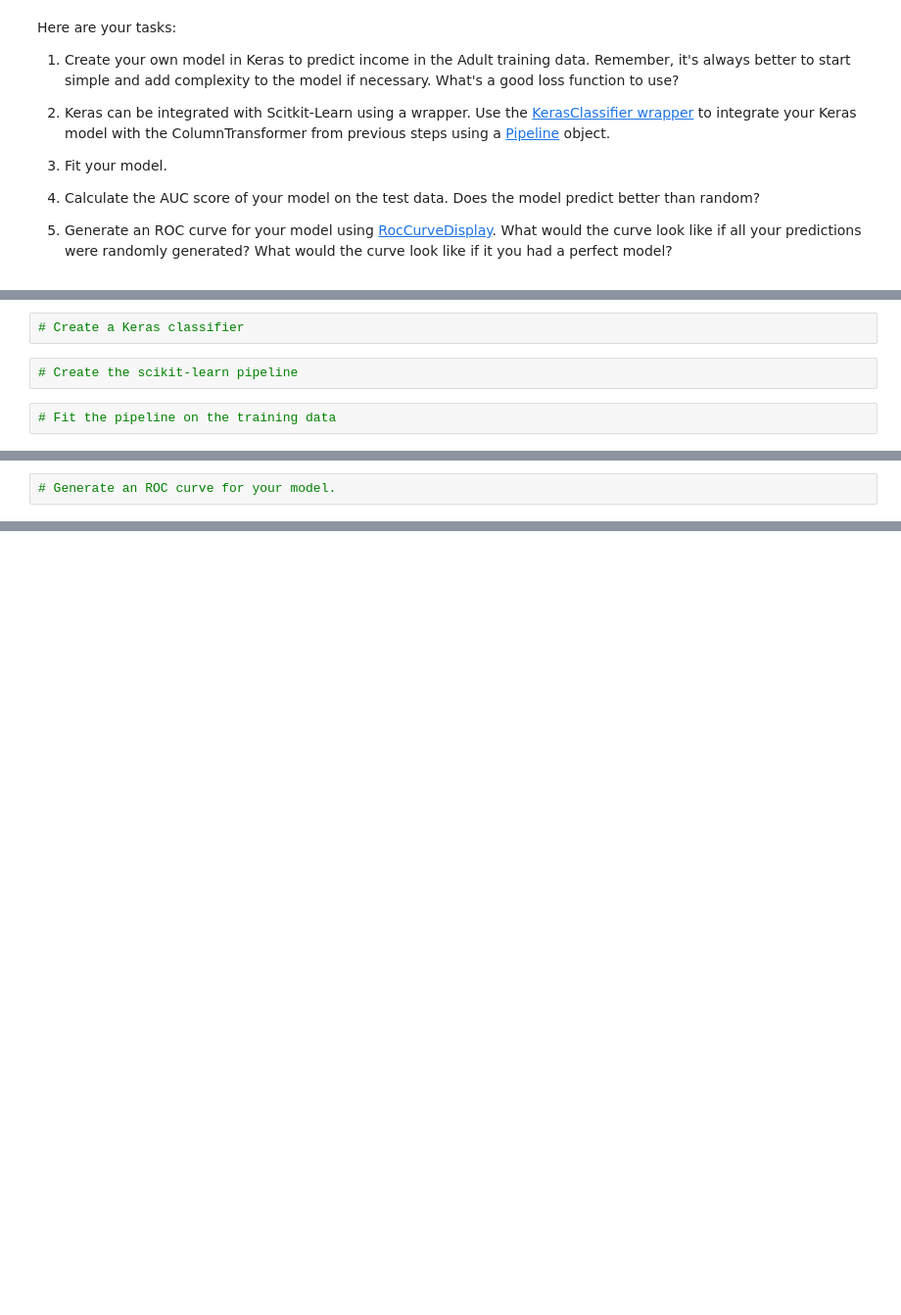
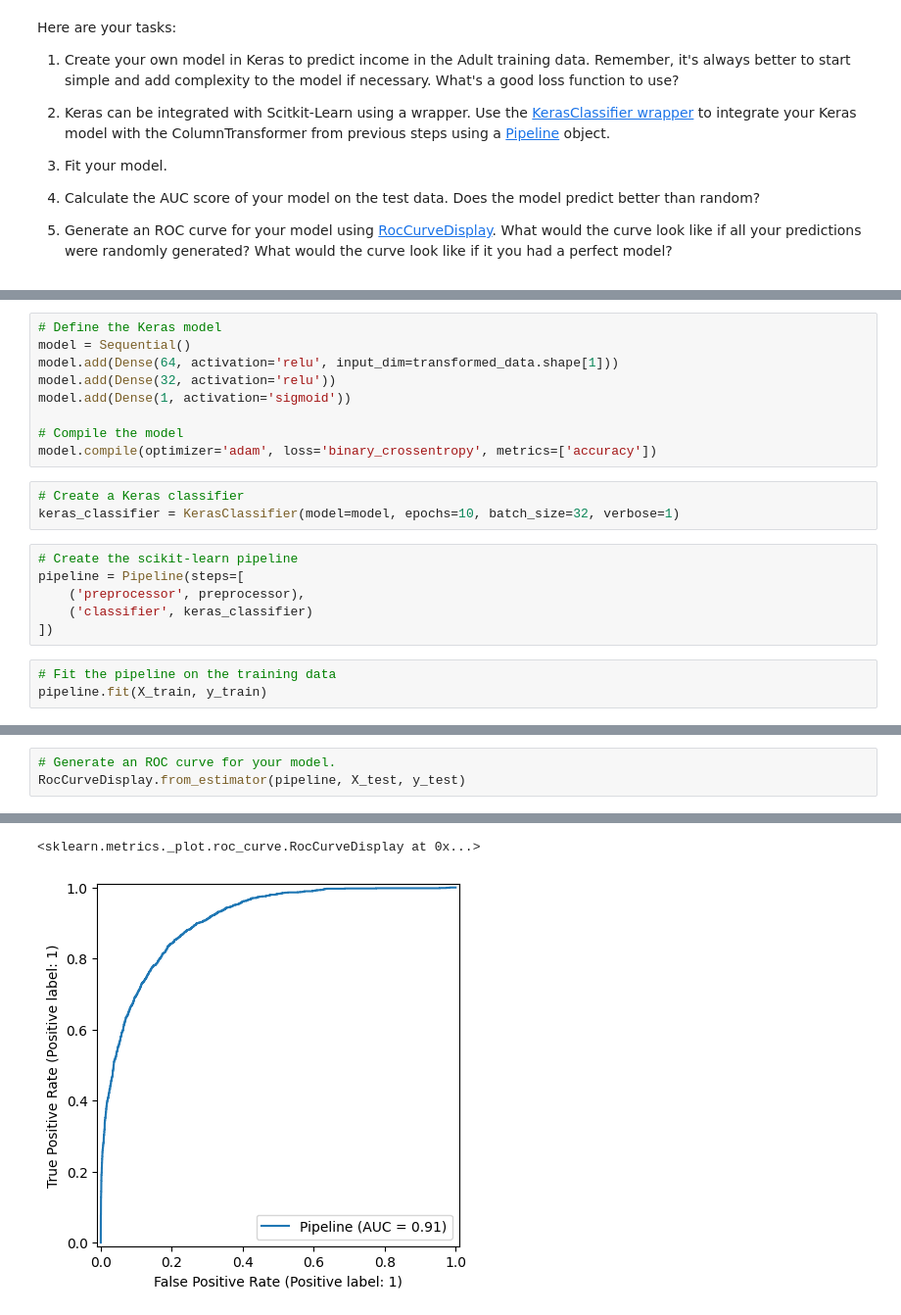
Before and after one commit to smyazdani/ucsd_ml-ai_bootcamp, a Jupyter notebook: Student_MLE_MiniProject_Deep_Learning.ipynb, the cells around one changed output, grey strips where cells are left out. Shown at 98% size. Drawn from its saved outputs; the diff is of its cells as text; blank space fills up the shorter version.

```diff
--- a/Student_MLE_MiniProject_Deep_Learning.ipynb
+++ b/Student_MLE_MiniProject_Deep_Learning.ipynb
@@ -285,6 +298,21 @@ Here are your tasks:
+# %%
+# Define the Keras model
+model = Sequential()
+model.add(Dense(64, activation='relu', input_dim=transformed_data.shape[1]))
+model.add(Dense(32, activation='relu'))
+model.add(Dense(1, activation='sigmoid'))
+
+# Compile the model
+model.compile(optimizer='adam', loss='binary_crossentropy', metrics=['accuracy'])
 # %%
 # Create a Keras classifier
+keras_classifier = KerasClassifier(model=model, epochs=10, batch_size=32, verbose=1)
 # %%
 # Create the scikit-learn pipeline
+pipeline = Pipeline(steps=[
+    ('preprocessor', preprocessor),
+    ('classifier', keras_classifier)
+])
 # %%
 # Fit the pipeline on the training data
+pipeline.fit(X_train, y_train)
@@ -294,2 +375,4 @@ Here are your tasks:
 # %%
 # Generate an ROC curve for your model.
+RocCurveDisplay.from_estimator(pipeline, X_test, y_test)
+# %% [output]
@@ -295,0 +380,2 @@ Here are your tasks:
+<sklearn.metrics._plot.roc_curve.RocCurveDisplay at 0x...>
+[figure, added]
```
Also changed, not shown: parts of 11 cells of this notebook.
